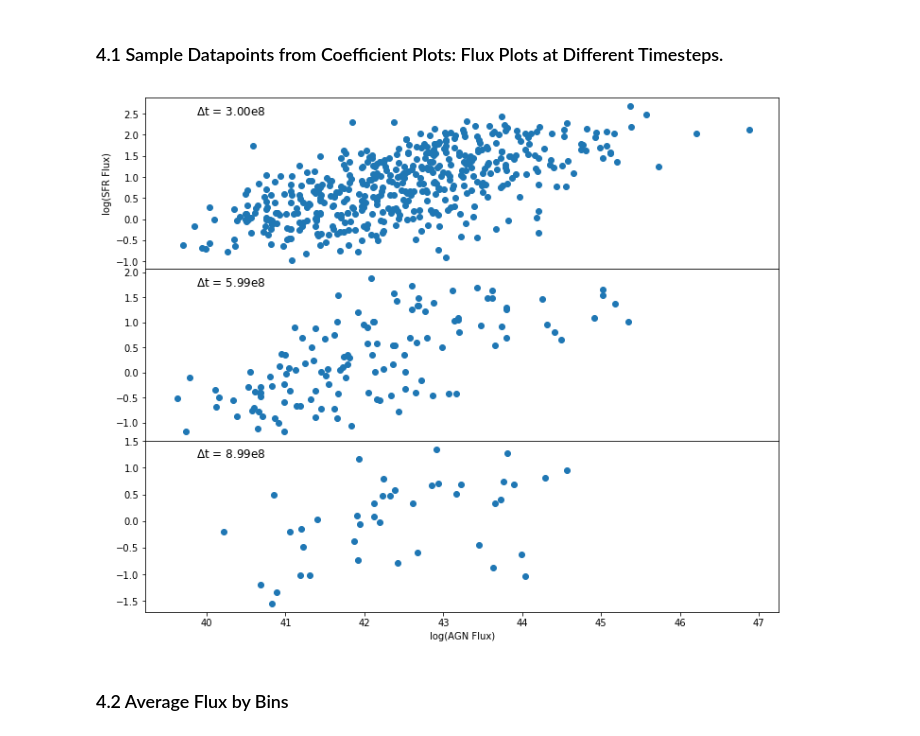
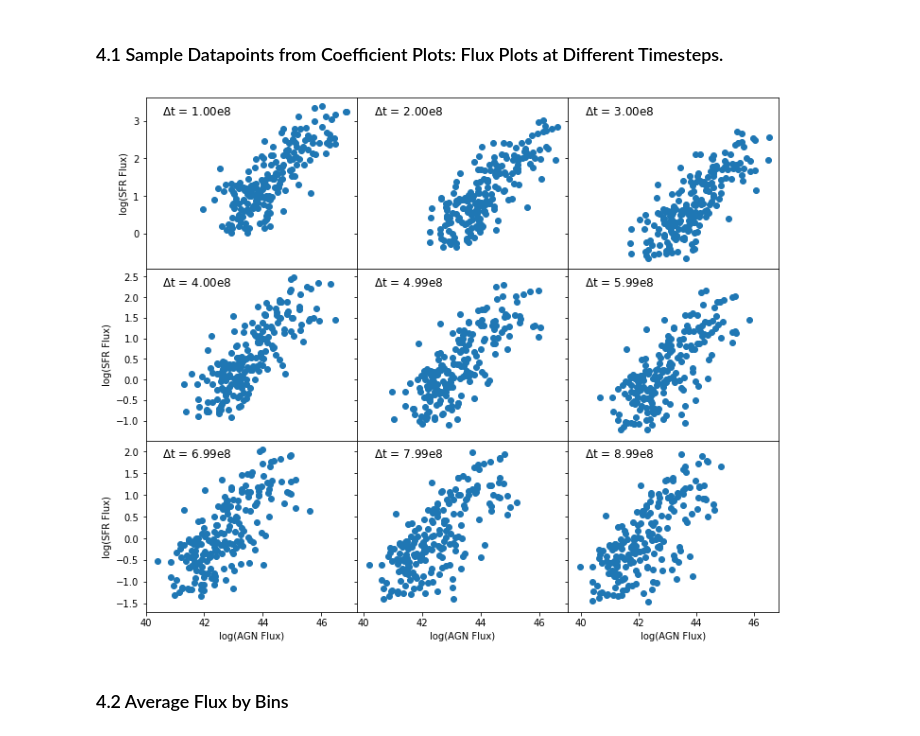
Before and after one commit to jr832jtr/MPhys-Project, a Jupyter notebook: MPhys.ipynb, the cells around one changed output. Cells and saved outputs as stored; diff of their text form; code cells hidden in the pictures.

```diff
--- a/MPhys.ipynb
+++ b/MPhys.ipynb
@@ -70,12 +68,12 @@ scs.pearsonr(f, f3)
 ## 3. Simulating Populations of Galaxies with AGN Activity
 # %%
 #Parameters
-agnlcparsP = {'downtime':0.1, 'burstwidth':1e7, 'f_max':1000}
+agnlcparsP = {'downtime':0.1, 'burstwidth':5e7, 'f_max':1000}
 agnlcparsD = {}
 agnlcparsR = {'burstlength':1e7, 'downtime':2e8}
 
 lcpars = {'stretch':1e8, 'loc':1e8}
-no_gals = 500
+no_gals = 200
 sbscale = 100
 # %%
 Prob_Sim = MPhysClasses.AGNSFR('prob_lognorm', agnlcpars = agnlcparsP, lcpars = lcpars, no_gals = no_gals, sbscale = sbscale, name = 'Prob Sim')
@@ -150,9 +155,9 @@ Random_Sim.AllPlots('Spearman', True, 50, 20)
 # %% [markdown]
 ### 4.1 Sample Datapoints from Coefficient Plots: Flux Plots at Different Timesteps.
 # %%
-Prob_Sim.GridPlot((3, 1), 'Spearman', True)
+Prob_Sim.GridPlot((3, 3), 'Spearman', True)
 # %% [output]
-[figure, old version]
+[figure, new version]
 # %% [markdown]
 ### 4.2 Average Flux by Bins
 # %%
```
Also changed, not shown: parts of 8 cells of this notebook.
